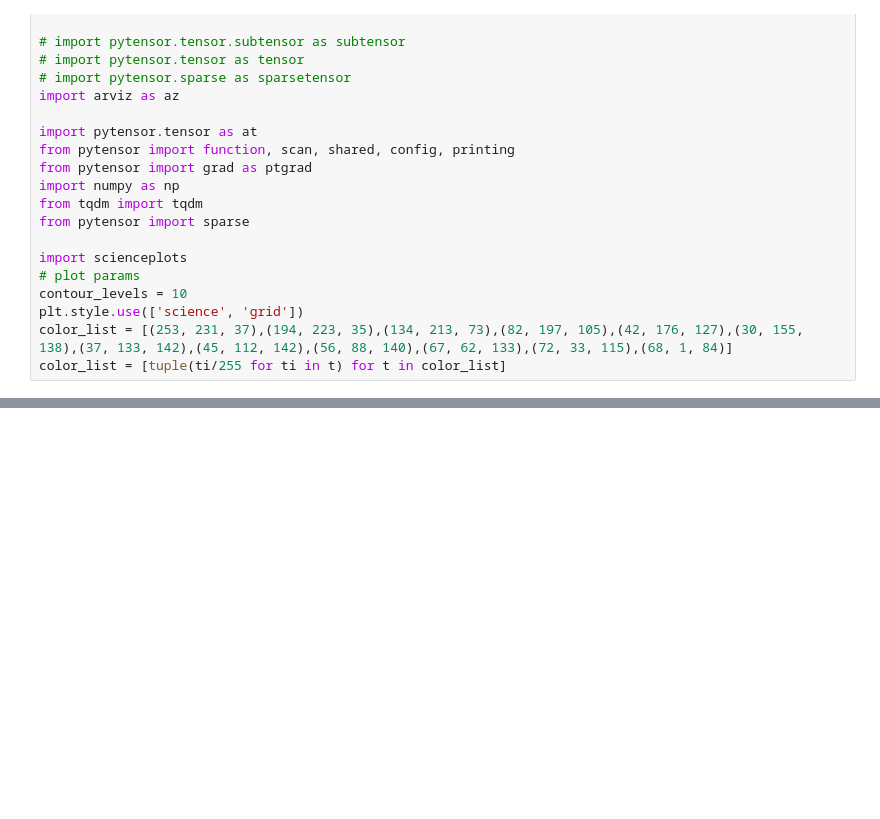
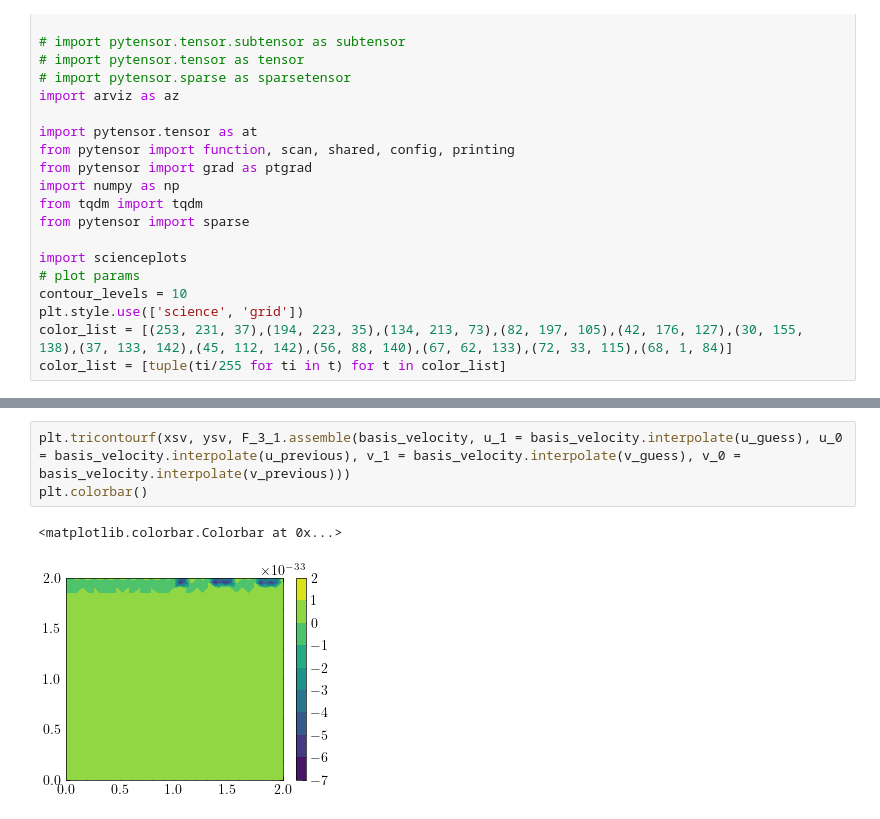
Before and after one commit to danielgerardclaassen/statfem-mcmc, a Jupyter notebook: navstoke.ipynb, the cells around one changed output, grey strips where cells are left out. Cells and saved outputs as stored; diff of their text form; blank space fills up the shorter version.

```diff
--- a/navstoke.ipynb
+++ b/navstoke.ipynb
@@ -35,0 +515,6 @@ color_list = [tuple(ti/255 for ti in t) for t in color_list]
+# %%
+plt.tricontourf(xsv, ysv, F_3_1.assemble(basis_velocity, u_1 = basis_velocity.interpolate(u_guess), u_0 = basis_velocity.interpolate(u_previous), v_1 = basis_velocity.interpolate(v_guess), v_0 = basis_velocity.interpolate(v_previous)))
+plt.colorbar()
+# %% [output]
+<matplotlib.colorbar.Colorbar at 0x...>
+[figure, added]
```
Also changed, not shown: parts of 41 cells of this notebook, 51 other files.
